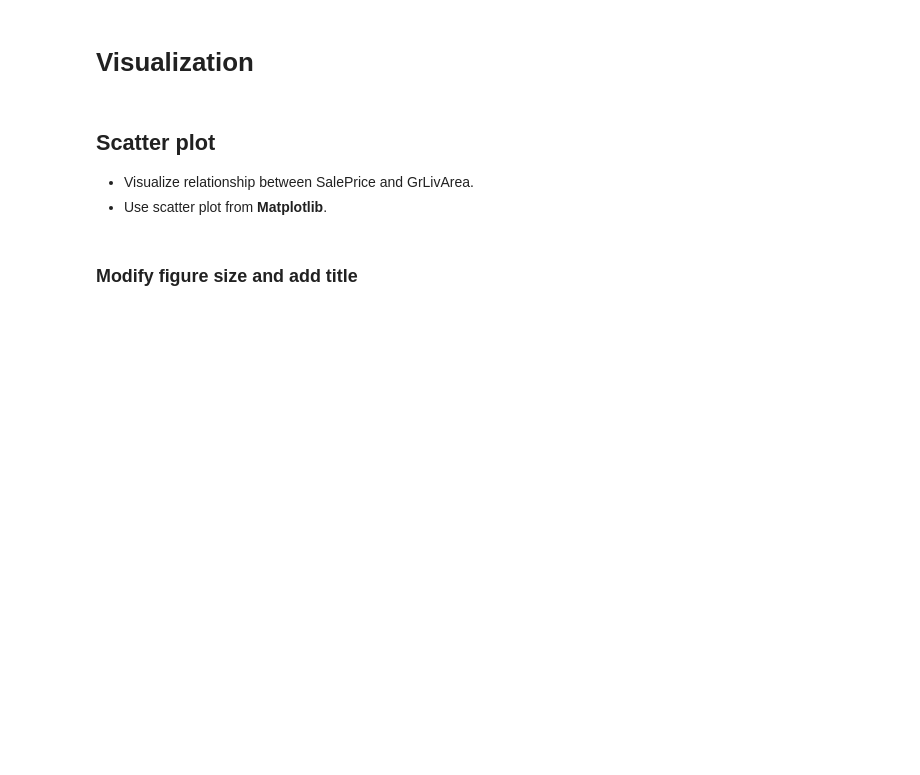
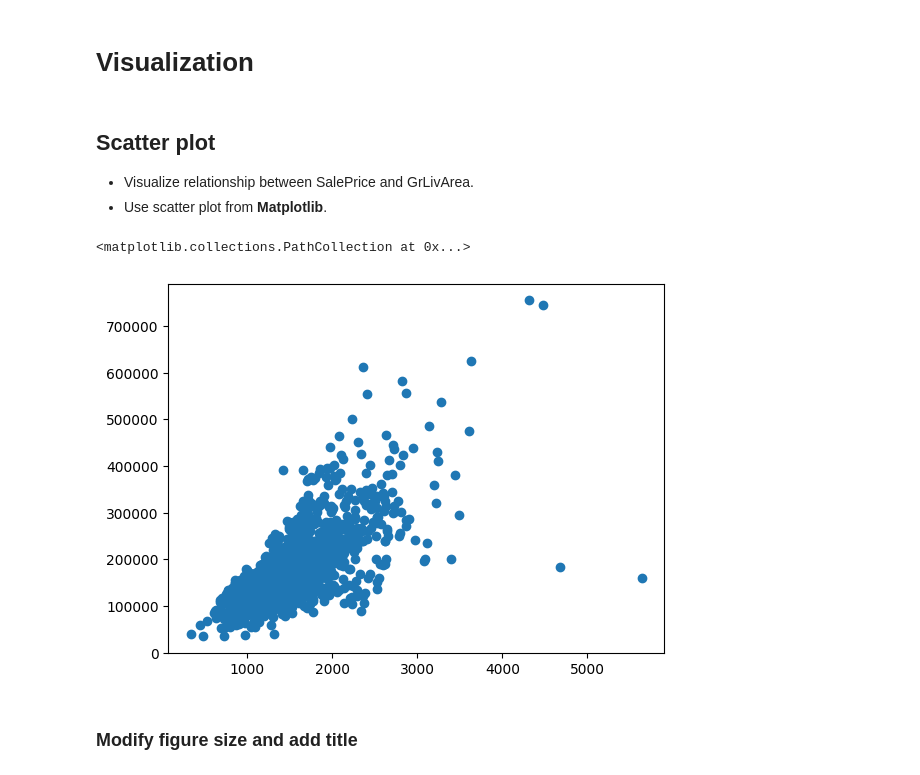
Before and after one commit to Kudl1k/zsu, a Jupyter notebook: fml_01.ipynb, the cells around one changed output. Drawn from its saved outputs; the diff is of its cells as text; code cells hidden in the pictures; blank space fills up the shorter version.

```diff
--- a/fml_01.ipynb
+++ b/fml_01.ipynb
@@ -43,7 +43,7 @@ import seaborn as sns # another matplotlib interface - styled and easier to use
 ## The first step is to load the data into the Pandas DataFrame - in our case it is a csv file
 * https://raw.githubusercontent.com/rasvob/VSB-FEI-Fundamentals-of-Machine-Learning-Exercises/master/datasets/zsu_cv1_data.csv
 # %%
-pd_full = pd.read_csv("https://raw.githubusercontent.com/rasvob/VSB-FEI-Fundamentals-of-Machine-Learning-Exercises/master/datasets/zsu_cv1_data.csv")
+df_full = pd.read_csv("https://raw.githubusercontent.com/rasvob/VSB-FEI-Fundamentals-of-Machine-Learning-Exercises/master/datasets/zsu_cv1_data.csv")
 # %% [markdown]
 ## We shloud take a look on the data after loading so we know that everything is OK
 # %% [markdown]
@@ -159,5 +166,10 @@ df.head()
 ## Scatter plot
 - Visualize relationship between SalePrice and GrLivArea.
 - Use scatter plot from **Matplotlib**.
+# %%
+plt.scatter(df.GrLivArea, df.SalePrice)
+# %% [output]
+<matplotlib.collections.PathCollection at 0x...>
+[figure, added]
 # %% [markdown]
 ### Modify figure size and add title
```
Also changed, not shown: parts of 4 cells of this notebook.
